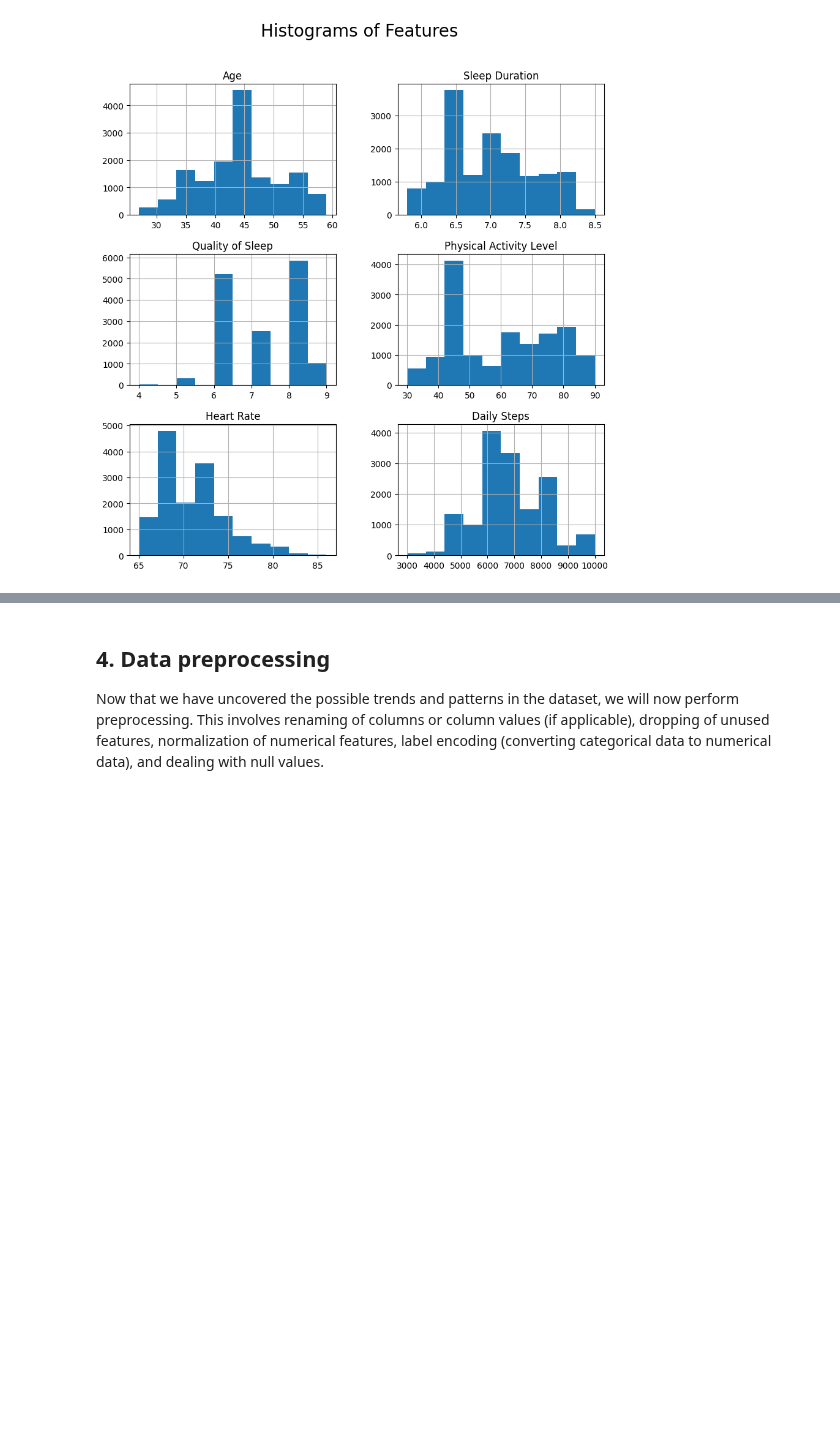
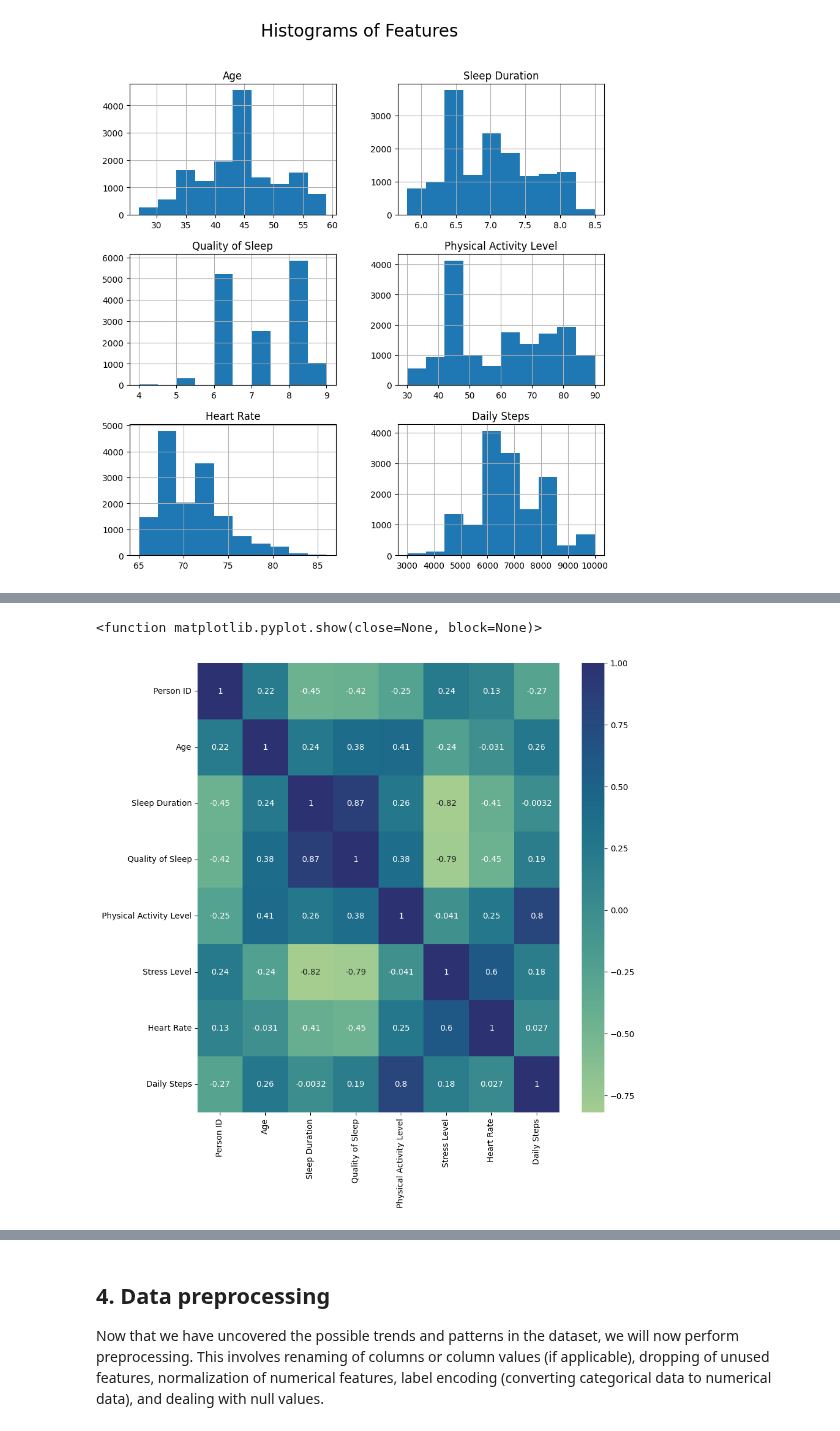
Before and after one commit to cjmax34/cs180-project, a Jupyter notebook: CS 180 Project (Group 3).ipynb, the cells around one changed output, grey strips where cells are left out. Saved outputs shown, nothing was run; the diff lists cells and outputs as text; code cells hidden in the pictures; blank space fills up the shorter version.

Commit message:
Correlation Matrix

```diff
--- a/CS 180 Project (Group 3).ipynb
+++ b/CS 180 Project (Group 3).ipynb
@@ -216,0 +241,8 @@ Insert explanation here...
+# %%
+numerical_features = dataset.select_dtypes(include=['number'])
+
+# Calculate the correlation matrix
+correlation_matrix = numerical_features.corr()
+
+# Print the correlation matrix
+print(correlation_matrix)
@@ -216,0 +267,7 @@ Insert explanation here...
+# %%
+plt.figure(figsize = (10, 10))
+sns.heatmap(correlation_matrix, cmap = 'crest', annot = True)
+plt.show
+# %% [output]
+<function matplotlib.pyplot.show(close=None, block=None)>
+[figure, added]
```
Also changed, not shown: parts of 9 cells of this notebook.
